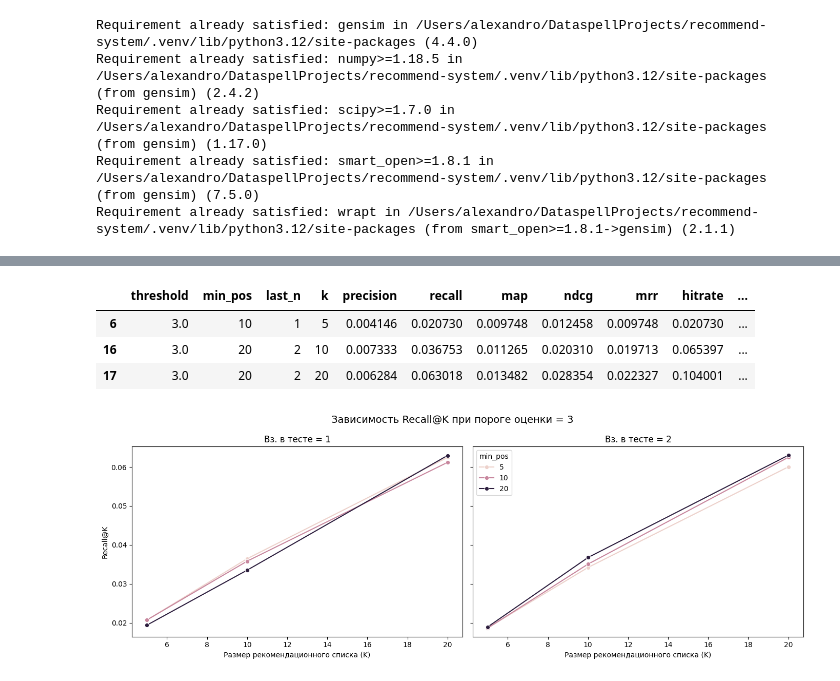
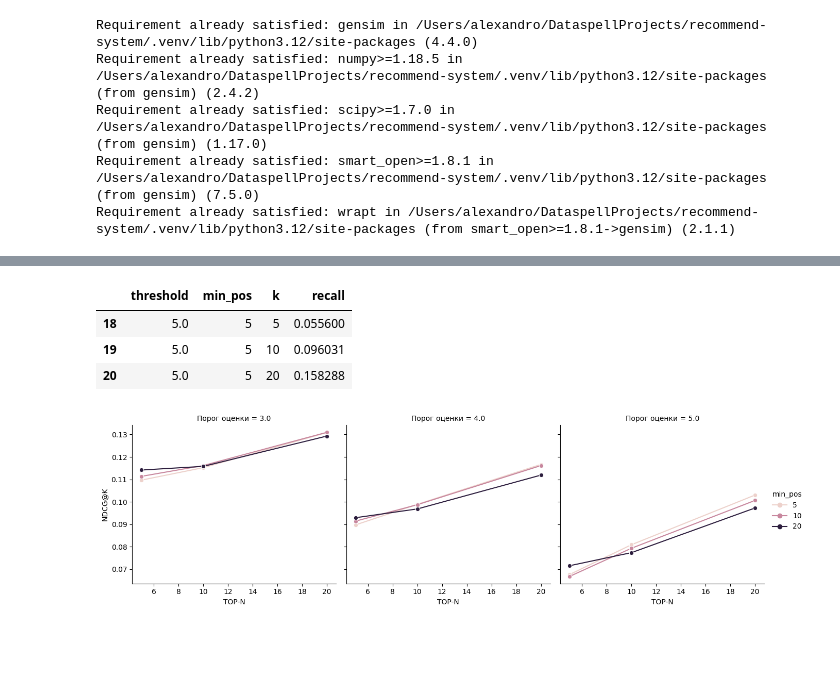
Before and after one commit to AlikKostandov/recommender-system, a Jupyter notebook: stage5_base_models/deepwalk.ipynb, the cells around one changed output, grey strips where cells are left out. Cells and saved outputs as stored; diff of their text form; code cells hidden in the pictures; blank space fills up the shorter version.

```diff
--- a/stage5_base_models/deepwalk.ipynb
+++ b/stage5_base_models/deepwalk.ipynb
@@ -17,6 +17,8 @@ df.head()
 | 2 | 1 | 914 | 3 | 2000-12-31 22:32:48+00:00 |
 | 3 | 1 | 3408 | 4 | 2000-12-31 22:04:35+00:00 |
 | 4 | 1 | 2355 | 5 | 2001-01-06 23:38:11+00:00 |
+# %%
+df["datetime"] = pd.to_datetime(df["datetime"])
 # %%
 len(df)
 # %% [output]
@@ -165,9 +219,19 @@ Requirement already satisfied: scipy>=1.7.0 in /Users/alexandro/DataspellProject
 Requirement already satisfied: smart_open>=1.8.1 in /Users/alexandro/DataspellProjects/recommend-system/.venv/lib/python3.12/site-packages (from gensim) (7.5.0)
 Requirement already satisfied: wrapt in /Users/alexandro/DataspellProjects/recommend-system/.venv/lib/python3.12/site-packages (from smart_open>=1.8.1->gensim) (2.1.1)
 # %%
+
 from gensim.models import Word2Vec
 
-def train_deepwalk(walks, dim=128, window=5, epochs=5, workers=4, seed=42, negative=5):
+def train_deepwalk(
+    walks,
+    dim=128,
+    window=5,
+    epochs=10,
+    workers=4,
+    seed=42,
+    negative=5,
+    ns_exponent=1.0,
+):
     model = Word2Vec(
         sentences=walks,
         vector_size=dim,
@@ -176,9 +240,10 @@ def train_deepwalk(walks, dim=128, window=5, epochs=5, workers=4, seed=42, negat
         sg=1,          # skip-gram
         hs=0,
         negative=negative,
+        ns_exponent=ns_exponent,
         workers=workers,
         seed=seed,
-        epochs=epochs
+        epochs=epochs,
     )
     return model
 # %% [markdown]
@@ -444,7 +596,6 @@ for col in numeric_cols:
     results_df[col] = pd.to_numeric(results_df[col])
 
 results_df["k"] = pd.to_numeric(results_df["k"])
-results_df["last_n"] = pd.to_numeric(results_df["last_n"])
 results_df["threshold"] = pd.to_numeric(results_df["threshold"])
 results_df["min_pos"] = pd.to_numeric(results_df["min_pos"])
 # %%
@@ -485,59 +622,29 @@ plt.show()
 # %%
 max_recall_per_k = results_df.loc[
     results_df.groupby("k")["recall"].idxmax()
-].sort_values("k")
+].sort_values("k")[["threshold", "min_pos", "k", "recall"]]
 
 max_recall_per_k
 # %% [output]
-|  | threshold | min_pos | last_n | k | precision | recall | map | ndcg | mrr | hitrate | ... |
-| 6 | 3.0 | 10 | 1 | 5 | 0.004146 | 0.020730 | 0.009748 | 0.012458 | 0.009748 | 0.020730 | ... |
-| 16 | 3.0 | 20 | 2 | 10 | 0.007333 | 0.036753 | 0.011265 | 0.020310 | 0.019713 | 0.065397 | ... |
-| 17 | 3.0 | 20 | 2 | 20 | 0.006284 | 0.063018 | 0.013482 | 0.028354 | 0.022327 | 0.104001 | ... |
+|  | threshold | min_pos | k | recall |
+| 18 | 5.0 | 5 | 5 | 0.055600 |
+| 19 | 5.0 | 5 | 10 | 0.096031 |
+| 20 | 5.0 | 5 | 20 | 0.158288 |
 # %%
-import seaborn as sns
-import matplotlib.pyplot as plt
-
-# фильтрация данных
-df_filtered = results_df[results_df["threshold"] == 3]
-
-# создаем 2 графика
-fig, axes = plt.subplots(1, 2, figsize=(14, 5), sharey=True)
-
-# график для last_n = 1
-sns.lineplot(
-    data=df_filtered[df_filtered["last_n"] == 1],
+g = sns.relplot(
+    data=results_df,
     x="k",
-    y="recall",
+    y="ndcg",
     hue="min_pos",
+    col="threshold",
+    kind="line",
     marker="o",
-    ax=axes[0]
+    height=4,
+    aspect=1.1
 )
 
-axes[0].set_title("Вз. в тесте = 1")
-axes[0].set_xlabel("Размер рекомендационного списка (K)")
-axes[0].set_ylabel("Recall@K")
-
-# график для last_n = 2
-sns.lineplot(
-    data=df_filtered[df_filtered["last_n"] == 2],
-    x="k",
-    y="recall",
-    hue="min_pos",
-    marker="o",
-    ax=axes[1]
-)
-
-axes[1].set_title("Вз. в тесте = 2")
-axes[1].set_xlabel("Размер рекомендационного списка (K)")
-axes[1].set_ylabel("")
-
-# легенда (одна общая)
-handles, labels = axes[0].get_legend_handles_labels()
-# убираем дублирующие легенды
-axes[0].get_legend().remove()
-plt.suptitle("Зависимость Recall@K при пороге оценки = 3", fontsize=14)
-
-plt.tight_layout()
+g.set_axis_labels("TOP-N", "NDCG@K")
+g.set_titles("Порог оценки = {col_name}")
 plt.show()
 # %% [output]
-[figure, old version]
+[figure, new version]
```
Also changed, not shown: parts of 21 cells of this notebook, 1 other file.
